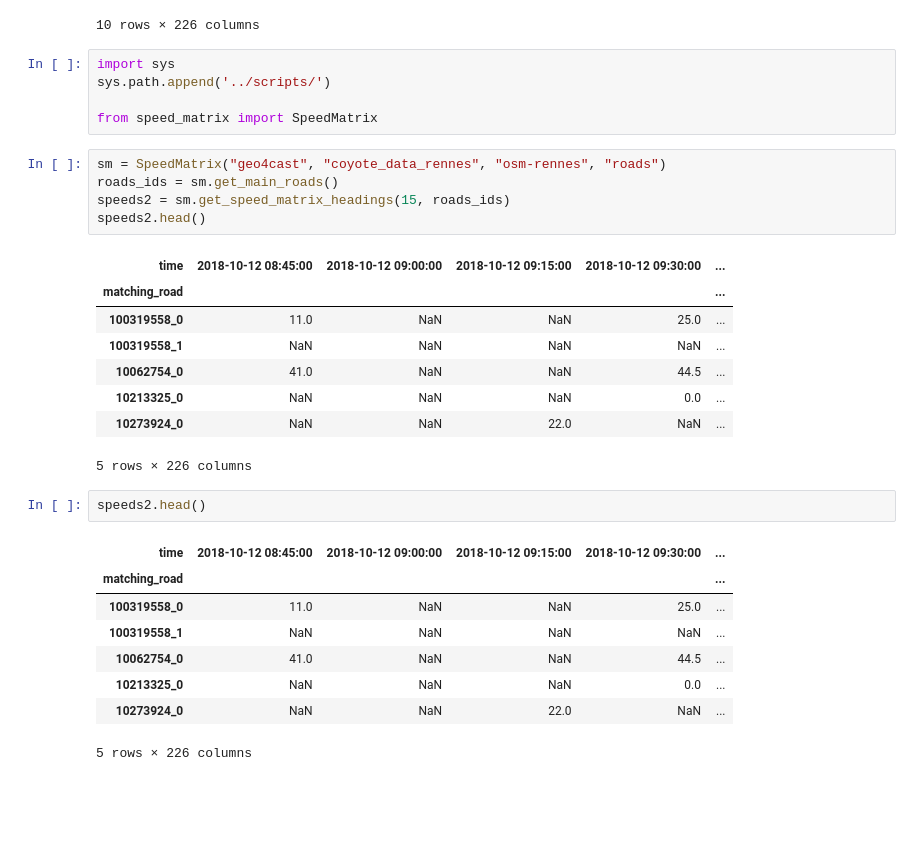
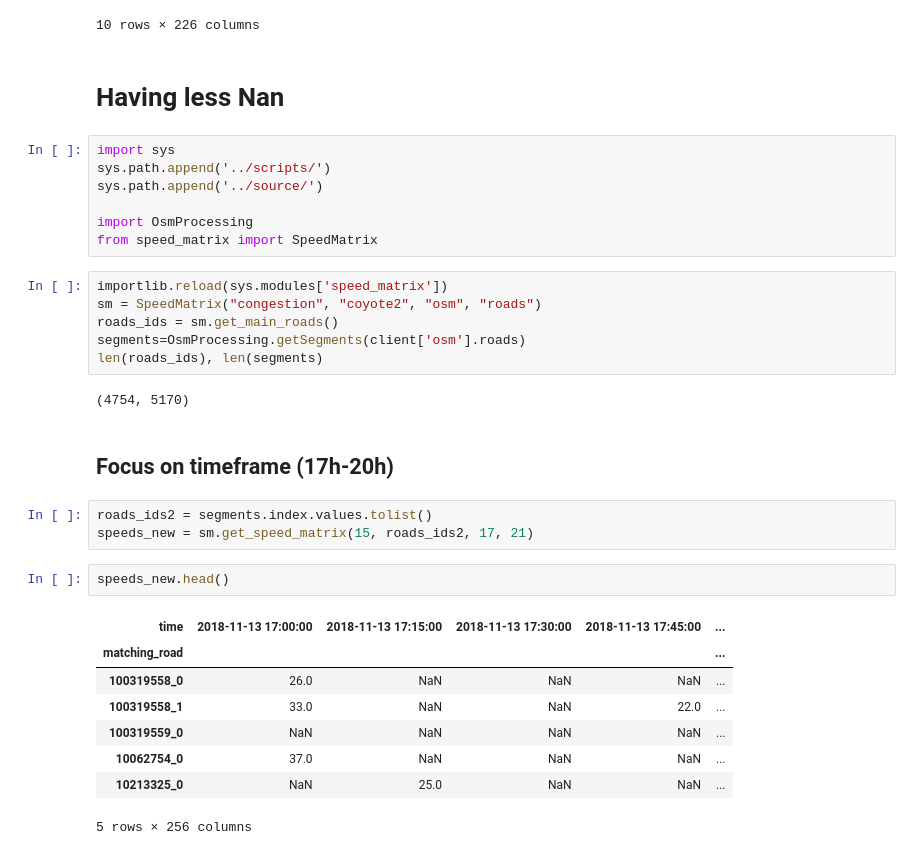
Before and after one commit to bourliam/PRIM, a Jupyter notebook: Notebooks/Getting the speed matrix.ipynb, the cells around one changed output. Cells and saved outputs as stored; diff of their text form; blank space fills up the shorter version.

```diff
--- a/Notebooks/Getting the speed matrix.ipynb
+++ b/Notebooks/Getting the speed matrix.ipynb
@@ -536,33 +545,36 @@ speeds.head(10)
 | 10057061_1 | NaN | NaN | NaN | NaN | ... |
 | 10057062_0 | NaN | NaN | NaN | NaN | ... |
 10 rows × 226 columns
+# %% [markdown]
+# Having less Nan
 # %%
 import sys
 sys.path.append('../scripts/')
+sys.path.append('../source/')
 
+import OsmProcessing
 from speed_matrix import SpeedMatrix
-# %%
-sm = SpeedMatrix("geo4cast", "coyote_data_rennes", "osm-rennes", "roads")
-roads_ids = sm.get_main_roads()
-speeds2 = sm.get_speed_matrix_headings(15, roads_ids)
-speeds2.head()
-# %% [output]
-| time | 2018-10-12 08:45:00 | 2018-10-12 09:00:00 | 2018-10-12 09:15:00 | 2018-10-12 09:30:00 | ... |
-| matching_road |  |  |  |  | ... |
-| 100319558_0 | 11.0 | NaN | NaN | 25.0 | ... |
-| 100319558_1 | NaN | NaN | NaN | NaN | ... |
-| 10062754_0 | 41.0 | NaN | NaN | 44.5 | ... |
-| 10213325_0 | NaN | NaN | NaN | 0.0 | ... |
-| 10273924_0 | NaN | NaN | 22.0 | NaN | ... |
-5 rows × 226 columns
+# %%
+importlib.reload(sys.modules['speed_matrix'])
+sm = SpeedMatrix("congestion", "coyote2", "osm", "roads")
+roads_ids = sm.get_main_roads()
+segments=OsmProcessing.getSegments(client['osm'].roads)
+len(roads_ids), len(segments)
+# %% [output]
+(4754, 5170)
+# %% [markdown]
+## Focus on timeframe (17h-20h)
+# %%
+roads_ids2 = segments.index.values.tolist()
+speeds_new = sm.get_speed_matrix(15, roads_ids2, 17, 21)
 # %%
-speeds2.head()
+speeds_new.head()
 # %% [output]
-| time | 2018-10-12 08:45:00 | 2018-10-12 09:00:00 | 2018-10-12 09:15:00 | 2018-10-12 09:30:00 | ... |
+| time | 2018-11-13 17:00:00 | 2018-11-13 17:15:00 | 2018-11-13 17:30:00 | 2018-11-13 17:45:00 | ... |
 | matching_road |  |  |  |  | ... |
-| 100319558_0 | 11.0 | NaN | NaN | 25.0 | ... |
-| 100319558_1 | NaN | NaN | NaN | NaN | ... |
-| 10062754_0 | 41.0 | NaN | NaN | 44.5 | ... |
-| 10213325_0 | NaN | NaN | NaN | 0.0 | ... |
-| 10273924_0 | NaN | NaN | 22.0 | NaN | ... |
+| 100319558_0 | 26.0 | NaN | NaN | NaN | ... |
+| 100319558_1 | 33.0 | NaN | NaN | 22.0 | ... |
+| 100319559_0 | NaN | NaN | NaN | NaN | ... |
+| 10062754_0 | 37.0 | NaN | NaN | NaN | ... |
+| 10213325_0 | NaN | 25.0 | NaN | NaN | ... |
-5 rows × 226 columns
+5 rows × 256 columns
```
Also changed, not shown: parts of 12 cells of this notebook, 6 other files.
